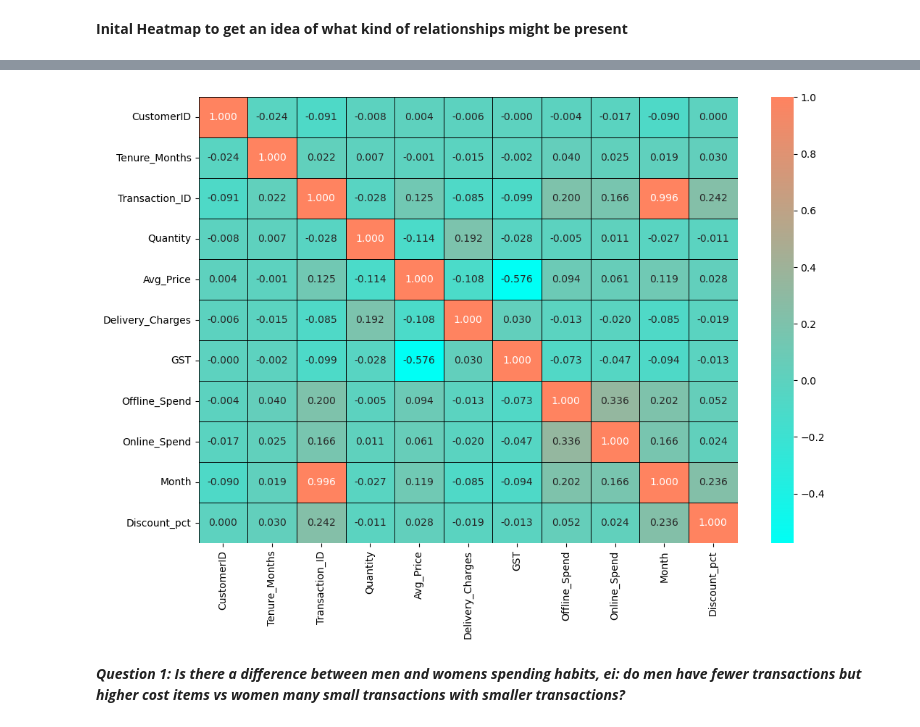
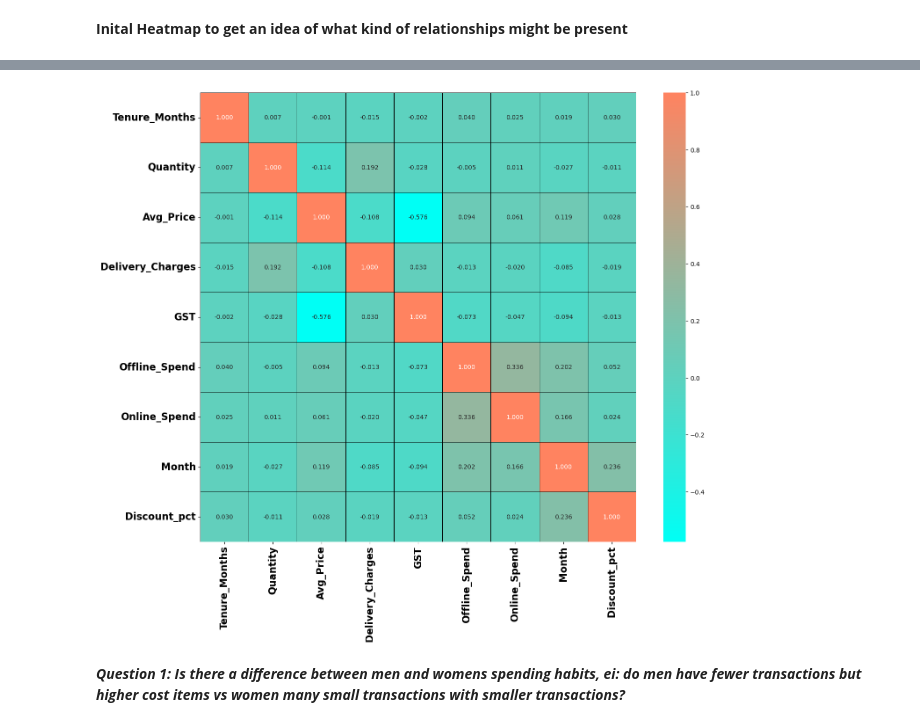
Before and after one commit to BreJyles/Project_1_group7, a Jupyter notebook: alex_code/project_1_code_alex_FINAL.ipynb, the cells around one changed output, grey strips where cells are left out. Saved outputs shown, nothing was run; the diff lists cells and outputs as text; code cells hidden in the pictures.

```diff
--- a/alex_code/project_1_code_alex_FINAL.ipynb
+++ b/alex_code/project_1_code_alex_FINAL.ipynb
@@ -257,7 +257,10 @@ dtypes: float64(10), int64(1), object(8)
 memory usage: 8.0+ MB
 # %% [markdown]
 **Inital Heatmap to get an idea of what kind of relationships might be present**
+# %%
+#taking out the transaction ID and the customer ID becasue i dont think theyll add value to the heat map
+heatmap_data = clean_shopping_df.drop(['Transaction_ID','CustomerID'], axis=1, inplace=False)
 # %%
-corrs = clean_shopping_df.corr(numeric_only = True)
+corrs = heatmap_data.corr(numeric_only = True)
 corrs
 # %% [output]
@@ -276,20 +277,23 @@ corrs
 # %%
 # Define the colors for the gradient diverging color palette
 colors = ["#00FFF5", "#FF8360"]  # Blue, Yellow, Red
 
 # Create a gradient color map using LinearSegmentedColormap
 color_map = mcolors.LinearSegmentedColormap.from_list("my_palette", colors)
 
 #making the heatmap a better size
-plt.figure(figsize=(12, 8))
+plt.figure(figsize=(16, 14))
+plt.subplots_adjust(bottom=0.15)
+plt.xticks(fontsize = 16, fontweight = 'bold')
+plt.yticks(fontsize = 16, fontweight = 'bold')
 
 # Create a heatmap with the gradient diverging color palette
 sns.heatmap(corrs, cmap=color_map, linewidths=0.5, linecolor='black', annot = True, fmt=".3f")
 
 plt.savefig("Heatmap")
 plt.show()
 # %% [output]
-[figure, old version]
+[figure, new version]
 # %% [markdown]
 ***Question 1: Is there a difference between men and womens spending habits, ei: do men have fewer transactions but higher cost items vs women many small transactions with smaller transactions?***
 # %%
```
Also changed, not shown: parts of 9 cells of this notebook, 9 other files.
